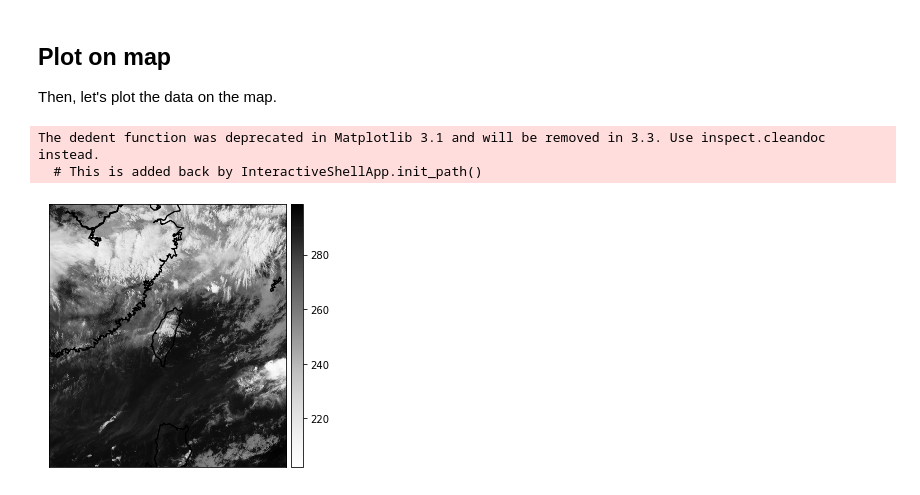
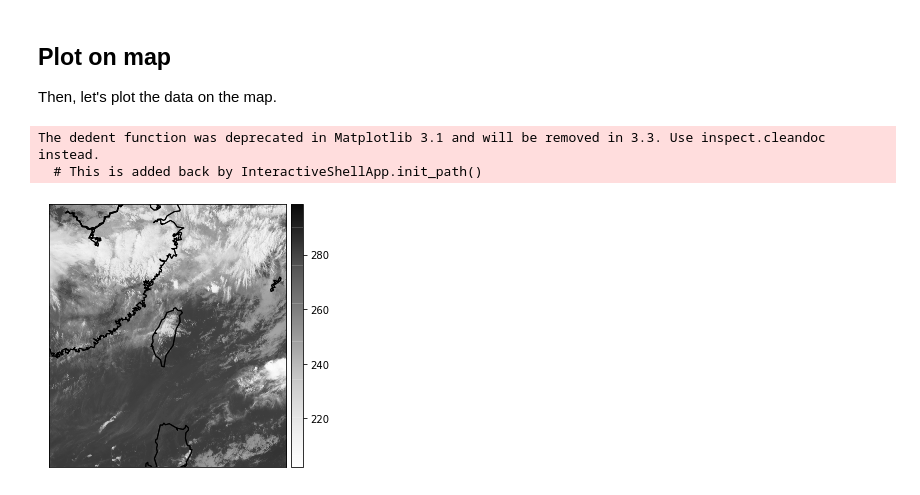
Before and after one commit to tingsyo/course_2020Q3_representation_learning, a Jupyter notebook: notebooks/example_himawari8.ipynb, the cells around one changed output. Drawn from its saved outputs; the diff is of its cells as text; code cells hidden in the pictures.

```diff
--- a/notebooks/example_himawari8.ipynb
+++ b/notebooks/example_himawari8.ipynb
@@ -40,0 +43,18 @@ plt.show()
+# %%
+# Binary reader
+def read_himawari8_btp(furi):
+    ''' The method reads in a Himawari 8 image in binary format (.btp file).
+        the binary file contains 10,890,000 float point numbers (4-byte) represent
+        the brightness temperature. '''
+    # Read in data
+    data = np.fromfile(furi, np.float32)
+    return(data.reshape((3300,3300)))
+
+tmp_bin = read_himawari8_btp('../data/himawari8_btp/2017-06-01_0000.B13.PCCU.btp')
+print(tmp.shape)
+
+%matplotlib inline
+import matplotlib.pyplot as plt
+plt.imshow(tmp_bin, alpha=0.99, cmap='Greys')
+plt.colorbar()
+plt.show()
@@ -45,23 +68,23 @@ Then, let's plot the data on the map.
 # %%
 %matplotlib inline
 import matplotlib.pyplot as plt
 from mpl_toolkits.basemap import Basemap
 
 lat0 = 16. - 15/3300
 lat1 = 31.
 lon0 = 114. - 15/3300
 lon1 = 129.
 
 #plt.figure(figsize=(6,6))
 m = Basemap(llcrnrlon=lon0, urcrnrlon=lon1, llcrnrlat=lat0, urcrnrlat=lat1, resolution='l', epsg=3826)
 m.drawcoastlines()
-m.imshow(np.flipud(tmp), alpha=0.99, cmap='Greys')     # Draw a filled-contour plot with the interpolated grid data
+m.imshow(np.flipud(tmp_bin), alpha=0.8, cmap='Greys')     # Draw a filled-contour plot with the interpolated grid data
 m.drawcoastlines()                          # Draw the coastlines
 cb = m.colorbar()                           # Show colorbar
 
 plt.tight_layout()
 plt.show()
 # %% [output]
 The dedent function was deprecated in Matplotlib 3.1 and will be removed in 3.3. Use inspect.cleandoc instead.
   # This is added back by InteractiveShellApp.init_path()
-[figure, old version]
+[figure, new version]
```
Also changed, not shown: parts of 4 cells of this notebook.
